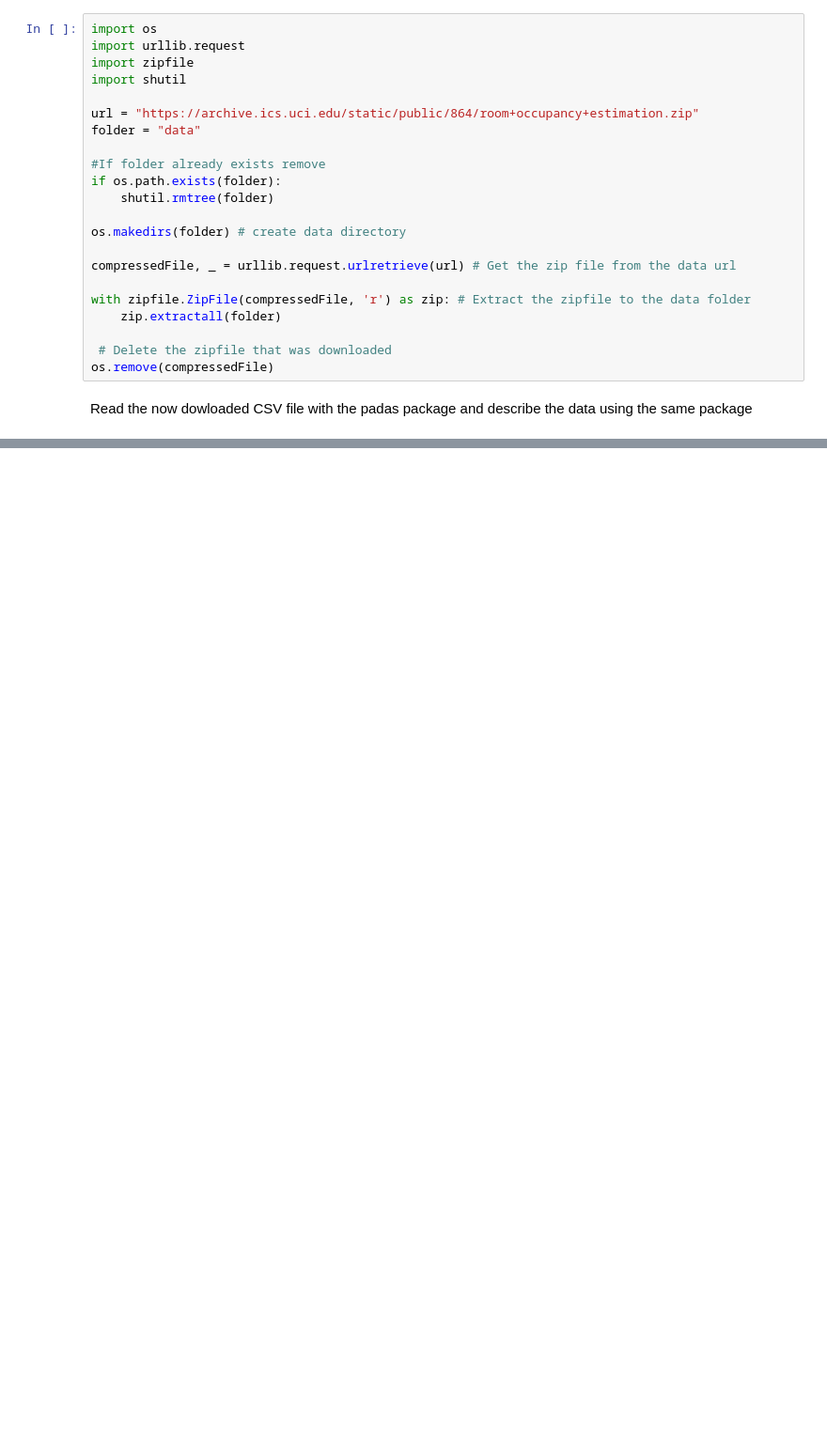
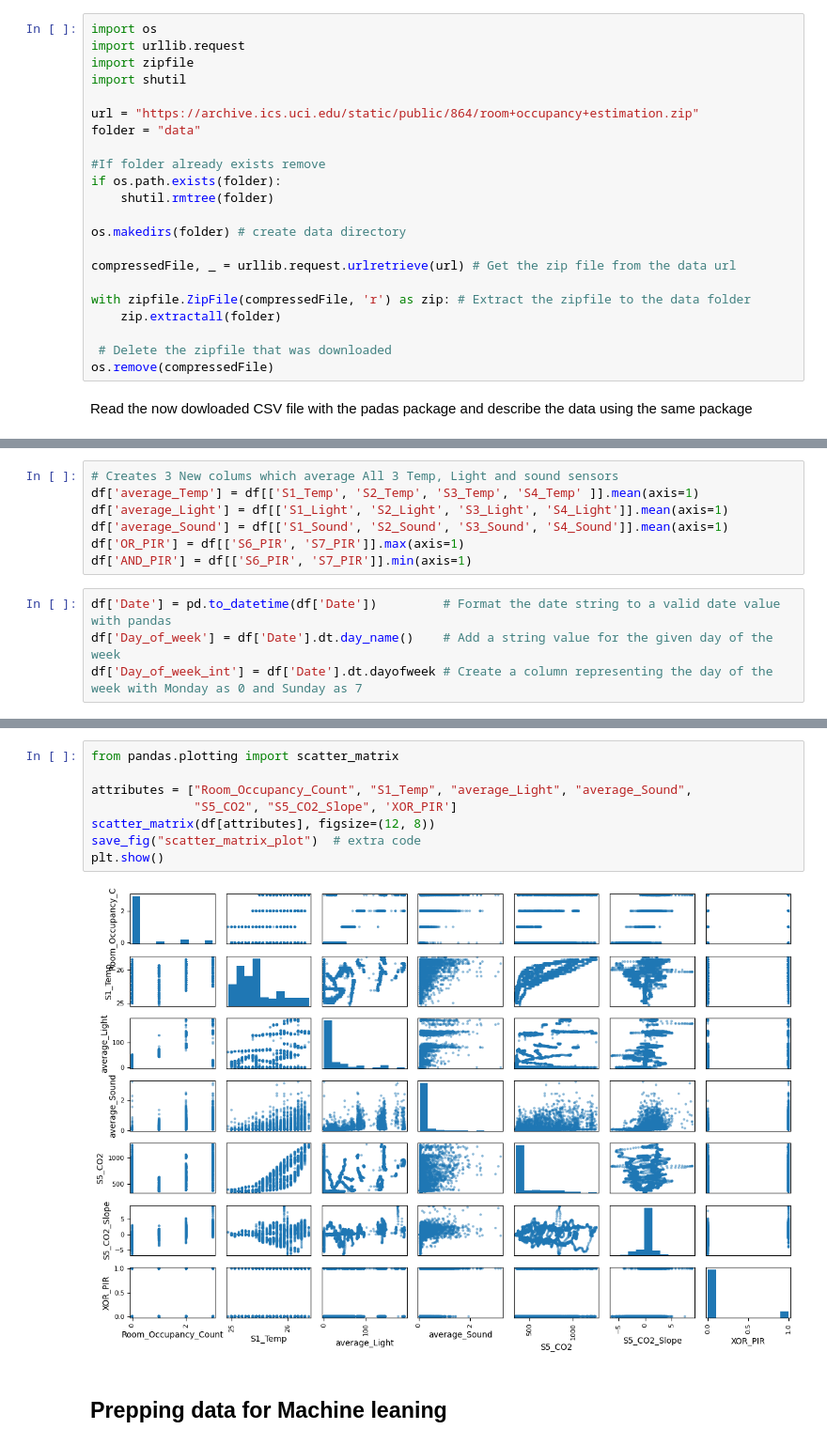
Before and after one commit to Sebastian-Whitehead/AI_Mini_Med7, a Jupyter notebook: project.ipynb, the cells around one changed output, grey strips where cells are left out. Shown at 94% size. Cells and saved outputs as stored; diff of their text form; blank space fills up the shorter version.

Commit message:
Created some custom parameters and setup corrilation matrix

```diff
--- a/project.ipynb
+++ b/project.ipynb
@@ -70,0 +134,11 @@ plt.show
+# %%
+# Creates 3 New colums which average All 3 Temp, Light and sound sensors
+df['average_Temp'] = df[['S1_Temp', 'S2_Temp', 'S3_Temp', 'S4_Temp' ]].mean(axis=1)
+df['average_Light'] = df[['S1_Light', 'S2_Light', 'S3_Light', 'S4_Light']].mean(axis=1)
+df['average_Sound'] = df[['S1_Sound', 'S2_Sound', 'S3_Sound', 'S4_Sound']].mean(axis=1)
+df['OR_PIR'] = df[['S6_PIR', 'S7_PIR']].max(axis=1)
+df['AND_PIR'] = df[['S6_PIR', 'S7_PIR']].min(axis=1)
+# %%
+df['Date'] = pd.to_datetime(df['Date'])         # Format the date string to a valid date value with pandas
+df['Day_of_week'] = df['Date'].dt.day_name()    # Add a string value for the given day of the week
+df['Day_of_week_int'] = df['Date'].dt.dayofweek # Create a column representing the day of the week with Monday as 0 and Sunday as 7
@@ -70,0 +168,12 @@ plt.show
+# %%
+from pandas.plotting import scatter_matrix
+
+attributes = ["Room_Occupancy_Count", "S1_Temp", "average_Light", "average_Sound",
+              "S5_CO2", "S5_CO2_Slope", 'XOR_PIR']
+scatter_matrix(df[attributes], figsize=(12, 8))
+save_fig("scatter_matrix_plot")  # extra code
+plt.show()
+# %% [output]
+[figure, added]
+# %% [markdown]
+## Prepping data for Machine leaning
```
Also changed, not shown: parts of 16 cells of this notebook, 3 other files.
